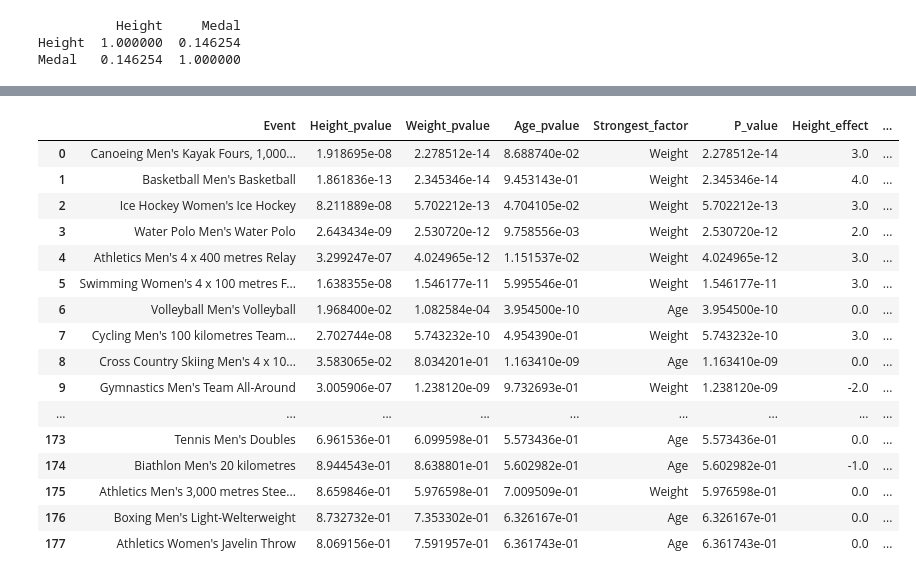
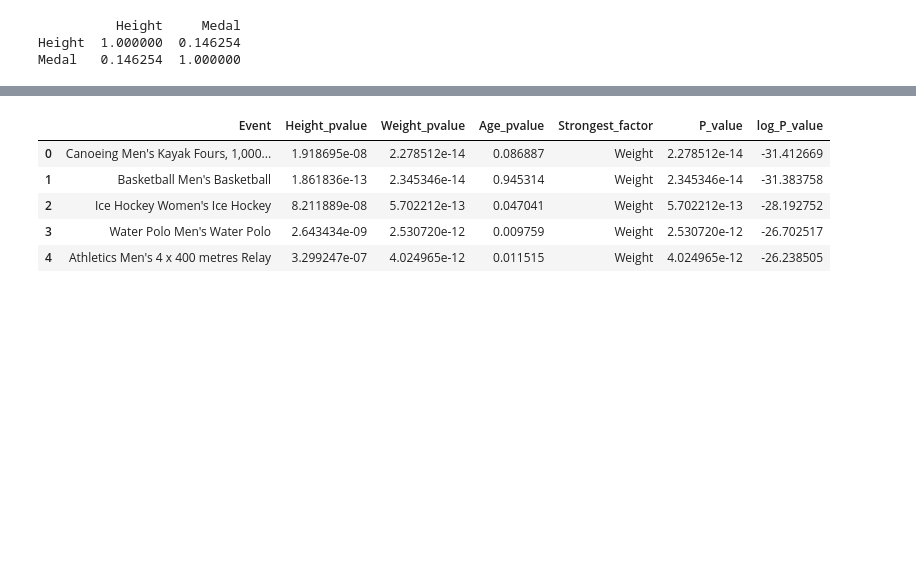
Before and after one commit to com-480-data-visualization/Vizionary, a Jupyter notebook: src/exploratory.ipynb, the cells around one changed output, grey strips where cells are left out. Saved outputs shown, nothing was run; the diff lists cells and outputs as text; code cells hidden in the pictures; blank space fills up the shorter version.

```diff
--- a/src/exploratory.ipynb
+++ b/src/exploratory.ipynb
@@ -415,20 +260,9 @@ plt.savefig('../images/basket.png')
 # %%
-distribution_results
+distribution_results.head()
 # %% [output]
-|  | Event | Height_pvalue | Weight_pvalue | Age_pvalue | Strongest_factor | P_value | Height_effect | ... |
-| 0 | Canoeing Men's Kayak Fours, 1,000... | 1.918695e-08 | 2.278512e-14 | 8.688740e-02 | Weight | 2.278512e-14 | 3.0 | ... |
-| 1 | Basketball Men's Basketball | 1.861836e-13 | 2.345346e-14 | 9.453143e-01 | Weight | 2.345346e-14 | 4.0 | ... |
-| 2 | Ice Hockey Women's Ice Hockey | 8.211889e-08 | 5.702212e-13 | 4.704105e-02 | Weight | 5.702212e-13 | 3.0 | ... |
-| 3 | Water Polo Men's Water Polo | 2.643434e-09 | 2.530720e-12 | 9.758556e-03 | Weight | 2.530720e-12 | 2.0 | ... |
-| 4 | Athletics Men's 4 x 400 metres Relay | 3.299247e-07 | 4.024965e-12 | 1.151537e-02 | Weight | 4.024965e-12 | 3.0 | ... |
-| 5 | Swimming Women's 4 x 100 metres F... | 1.638355e-08 | 1.546177e-11 | 5.995546e-01 | Weight | 1.546177e-11 | 3.0 | ... |
-| 6 | Volleyball Men's Volleyball | 1.968400e-02 | 1.082584e-04 | 3.954500e-10 | Age | 3.954500e-10 | 0.0 | ... |
-| 7 | Cycling Men's 100 kilometres Team... | 2.702744e-08 | 5.743232e-10 | 4.954390e-01 | Weight | 5.743232e-10 | 3.0 | ... |
-| 8 | Cross Country Skiing Men's 4 x 10... | 3.583065e-02 | 8.034201e-01 | 1.163410e-09 | Age | 1.163410e-09 | 0.0 | ... |
-| 9 | Gymnastics Men's Team All-Around | 3.005906e-07 | 1.238120e-09 | 9.732693e-01 | Weight | 1.238120e-09 | -2.0 | ... |
-| ... | ... | ... | ... | ... | ... | ... | ... | ... |
-| 173 | Tennis Men's Doubles | 6.961536e-01 | 6.099598e-01 | 5.573436e-01 | Age | 5.573436e-01 | 0.0 | ... |
-| 174 | Biathlon Men's 20 kilometres | 8.944543e-01 | 8.638801e-01 | 5.602982e-01 | Age | 5.602982e-01 | -1.0 | ... |
-| 175 | Athletics Men's 3,000 metres Stee... | 8.659846e-01 | 5.976598e-01 | 7.009509e-01 | Weight | 5.976598e-01 | 0.0 | ... |
-| 176 | Boxing Men's Light-Welterweight | 8.732732e-01 | 7.353302e-01 | 6.326167e-01 | Age | 6.326167e-01 | 0.0 | ... |
-| 177 | Athletics Women's Javelin Throw | 8.069156e-01 | 7.591957e-01 | 6.361743e-01 | Age | 6.361743e-01 | 0.0 | ... |
+|  | Event | Height_pvalue | Weight_pvalue | Age_pvalue | Strongest_factor | P_value | log_P_value |
+| 0 | Canoeing Men's Kayak Fours, 1,000... | 1.918695e-08 | 2.278512e-14 | 0.086887 | Weight | 2.278512e-14 | -31.412669 |
+| 1 | Basketball Men's Basketball | 1.861836e-13 | 2.345346e-14 | 0.945314 | Weight | 2.345346e-14 | -31.383758 |
+| 2 | Ice Hockey Women's Ice Hockey | 8.211889e-08 | 5.702212e-13 | 0.047041 | Weight | 5.702212e-13 | -28.192752 |
+| 3 | Water Polo Men's Water Polo | 2.643434e-09 | 2.530720e-12 | 0.009759 | Weight | 2.530720e-12 | -26.702517 |
+| 4 | Athletics Men's 4 x 400 metres Relay | 3.299247e-07 | 4.024965e-12 | 0.011515 | Weight | 4.024965e-12 | -26.238505 |
```
Also changed, not shown: parts of 21 cells of this notebook.
